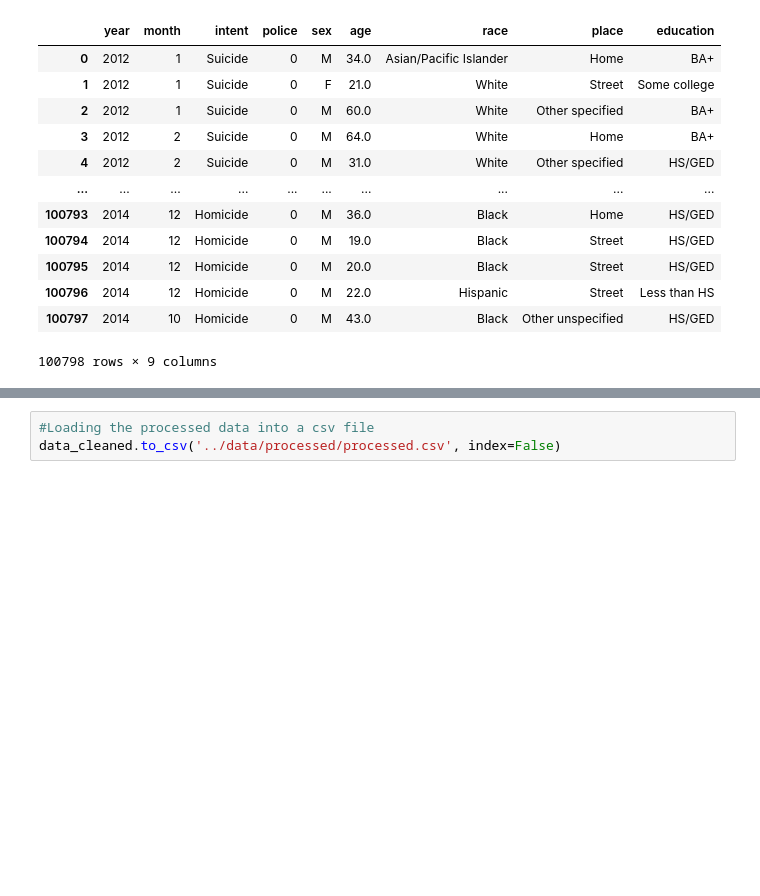
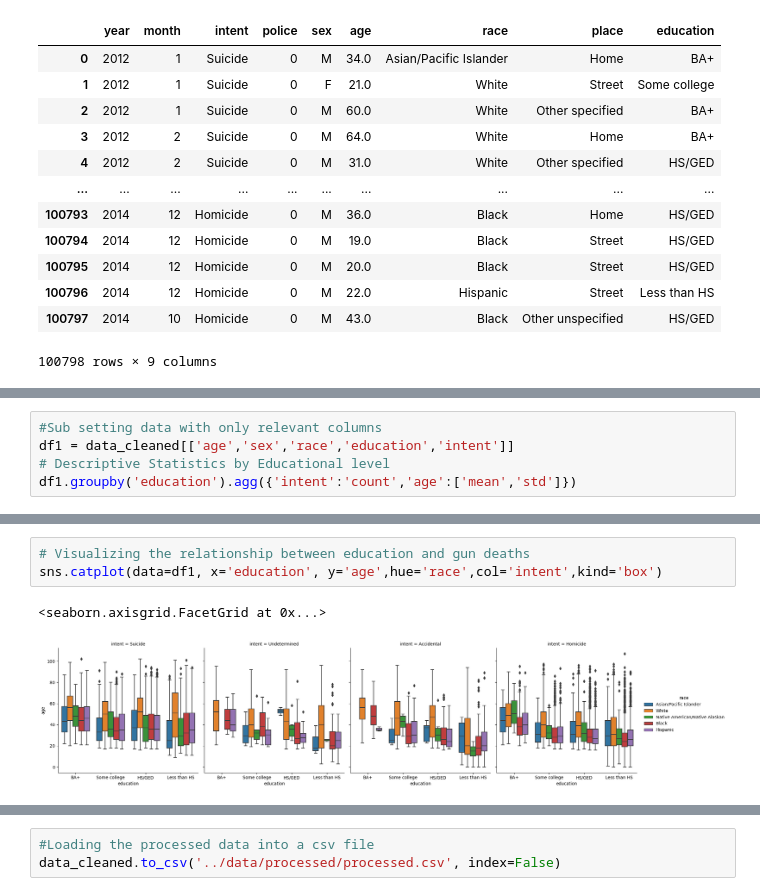
Before and after one commit to ubco-W2022T2-data301/project-group09, a Jupyter notebook: analysis/analysis1.ipynb, the cells around one changed output, grey strips where cells are left out. Saved outputs shown, nothing was run; the diff lists cells and outputs as text; blank space fills up the shorter version.

```diff
--- a/analysis/analysis1.ipynb
+++ b/analysis/analysis1.ipynb
@@ -123,0 +94,5 @@ sns.pairplot(data=data_cleaned)
+# %%
+#Sub setting data with only relevant columns
+df1 = data_cleaned[['age','sex','race','education','intent']]
+# Descriptive Statistics by Educational level
+df1.groupby('education').agg({'intent':'count','age':['mean','std']})
@@ -123,0 +107,6 @@ sns.pairplot(data=data_cleaned)
+# %%
+# Visualizing the relationship between education and gun deaths
+sns.catplot(data=df1, x='education', y='age',hue='race',col='intent',kind='box')
+# %% [output]
+<seaborn.axisgrid.FacetGrid at 0x...>
+[figure, added]
```
Also changed, not shown: parts of 10 cells of this notebook.
